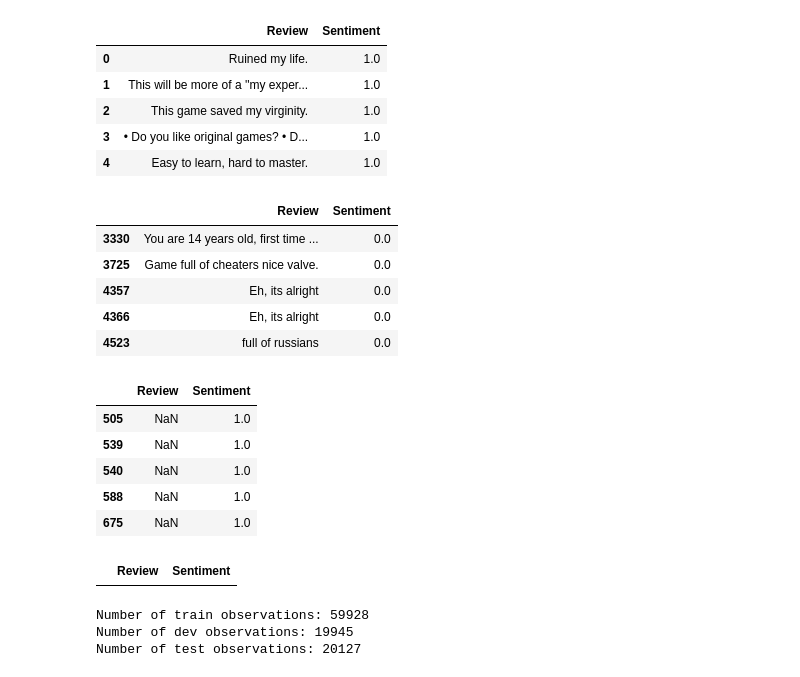
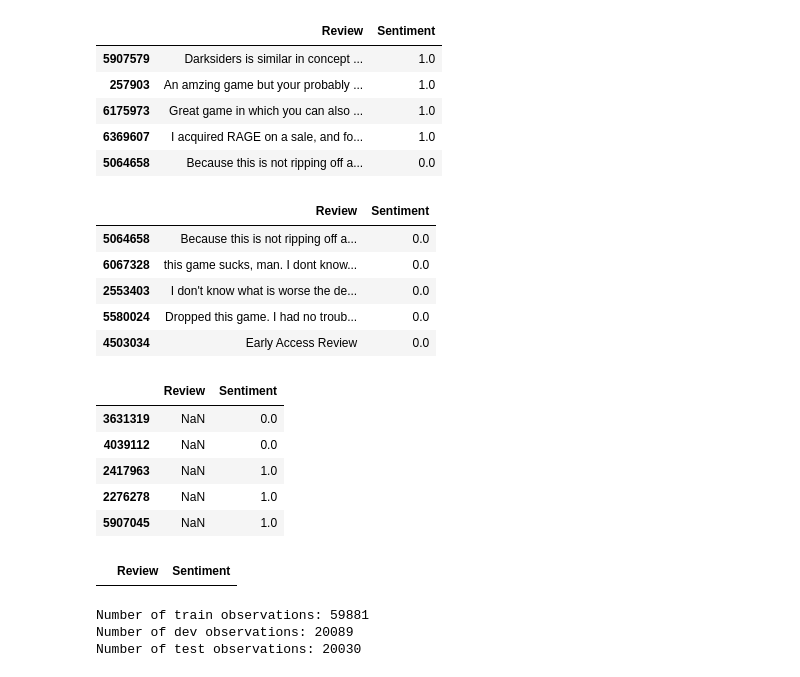
Before and after one commit to deanhuiwang/steam-reviews-sentiment, a Jupyter notebook: preprocess-and-split.ipynb, the cells around one changed output. Cells and saved outputs as stored; diff of their text form; code cells hidden in the pictures.

```diff
--- a/preprocess-and-split.ipynb
+++ b/preprocess-and-split.ipynb
@@ -9,27 +9,30 @@ import pandas as pd
 import pkg_resources
 from symspellpy import SymSpell, Verbosity
 # %%
-filename = "steam_sample.csv"
+filename = "steam.csv"
+file_set = "processed_with_spelling"
+# %%
+# read in data
+raw_df = pd.read_csv(filename,
+                 header=None,
+                 names=["GameID", "Review", "Recommend", "FoundHelpful"]).sample(n=100000, random_state=1)
 # %%
-# read in data
-df = pd.read_csv(filename,
-                 header=None,
-                 names=["GameID", "Review", "Recommend", "FoundHelpful"])
+df = raw_df.copy()
 
 # set positive sentiment to 1 and negative sentiment to 0
 df.loc[df['Recommend'] == 1, 'Sentiment'] = 1.0
 df.loc[df['Recommend'] == -1, 'Sentiment'] = 0.0
 df.drop(columns=["GameID", "Recommend", "FoundHelpful"], inplace=True)
 
 # show a few examples
 df.head()
 # %% [output]
 |  | Review | Sentiment |
-| 0 | Ruined my life. | 1.0 |
-| 1 | This will be more of a ''my exper... | 1.0 |
-| 2 | This game saved my virginity. | 1.0 |
-| 3 | • Do you like original games? • D... | 1.0 |
-| 4 | Easy to learn, hard to master. | 1.0 |
+| 5907579 | Darksiders is similar in concept ... | 1.0 |
+| 257903 | An amzing game but your probably ... | 1.0 |
+| 6175973 | Great game in which you can also ... | 1.0 |
+| 6369607 | I acquired RAGE on a sale, and fo... | 1.0 |
+| 5064658 | Because this is not ripping off a... | 0.0 |
 # %%
 sym_spell = SymSpell(max_dictionary_edit_distance=2, prefix_length=7)
 dictionary_path = pkg_resources.resource_filename(
@@ -98,21 +101,21 @@ pre_process_corpus = np.vectorize(pre_process_document)
 df[df["Sentiment"]==0.0].head()
 # %% [output]
 |  | Review | Sentiment |
-| 3330 | You are 14 years old, first time ... | 0.0 |
-| 3725 | Game full of cheaters nice valve. | 0.0 |
-| 4357 | Eh, its alright | 0.0 |
-| 4366 | Eh, its alright | 0.0 |
-| 4523 | full of russians | 0.0 |
+| 5064658 | Because this is not ripping off a... | 0.0 |
+| 6067328 | this game sucks, man. I dont know... | 0.0 |
+| 2553403 | I don't know what is worse the de... | 0.0 |
+| 5580024 | Dropped this game. I had no troub... | 0.0 |
+| 4503034 | Early Access Review | 0.0 |
 # %%
 # there are null reviews
 df[df["Review"].isnull()].head()
 # %% [output]
 |  | Review | Sentiment |
-| 505 | NaN | 1.0 |
-| 539 | NaN | 1.0 |
-| 540 | NaN | 1.0 |
-| 588 | NaN | 1.0 |
-| 675 | NaN | 1.0 |
+| 3631319 | NaN | 0.0 |
+| 4039112 | NaN | 0.0 |
+| 2417963 | NaN | 1.0 |
+| 2276278 | NaN | 1.0 |
+| 5907045 | NaN | 1.0 |
 # %%
 # replace null reviews with null strings
 df.loc[df["Review"].isnull(), 'Review'] = ""
@@ -134,8 +137,8 @@ print("Number of train observations: {}".format(len(train_df)))
 print("Number of dev observations: {}".format(len(dev_df)))
 print("Number of test observations: {}".format(len(test_df)))
 # %% [output]
-Number of train observations: 59928
-Number of dev observations: 19945
-Number of test observations: 20127
+Number of train observations: 59881
+Number of dev observations: 20089
+Number of test observations: 20030
 # %%
 # write out datasets
```
Also changed, not shown: parts of 1 cell of this notebook, 1 other file.
